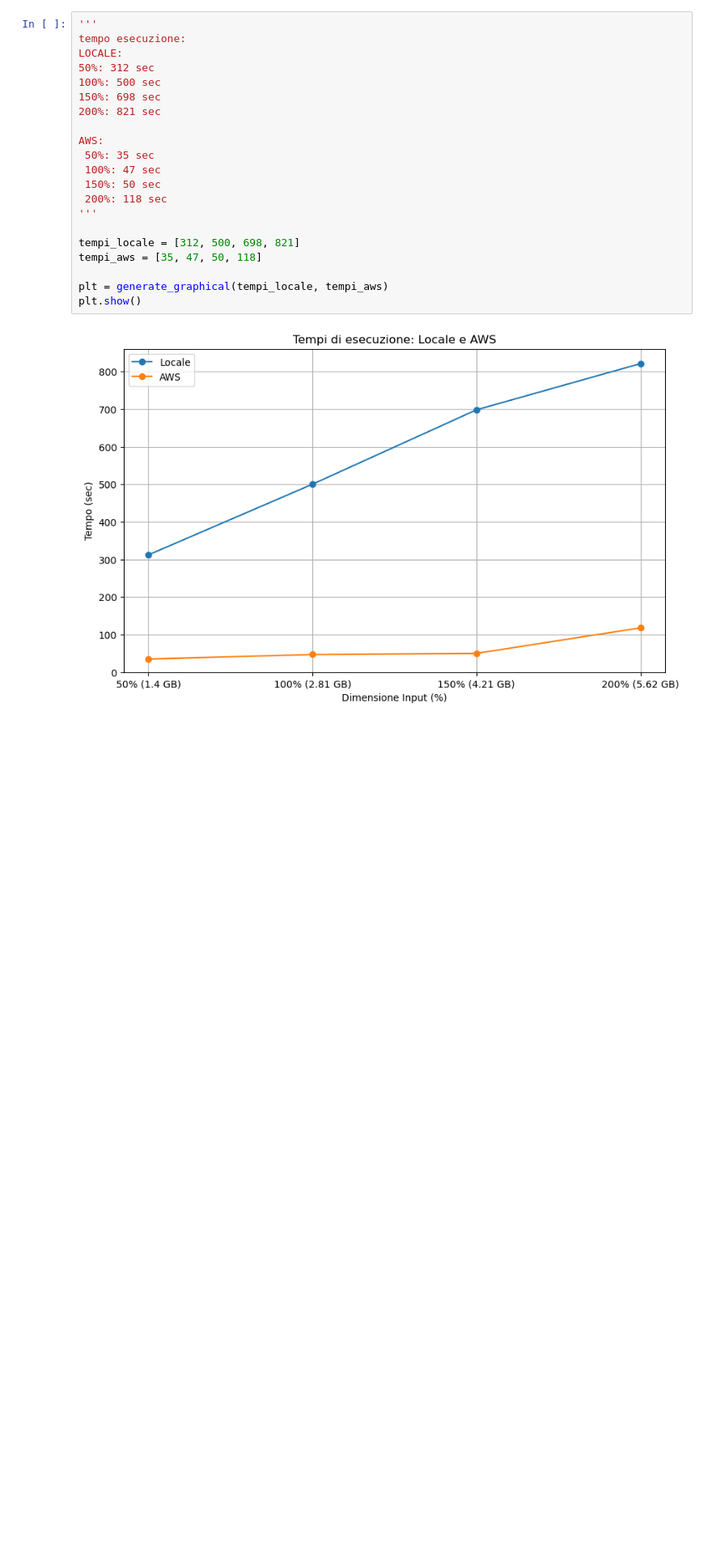
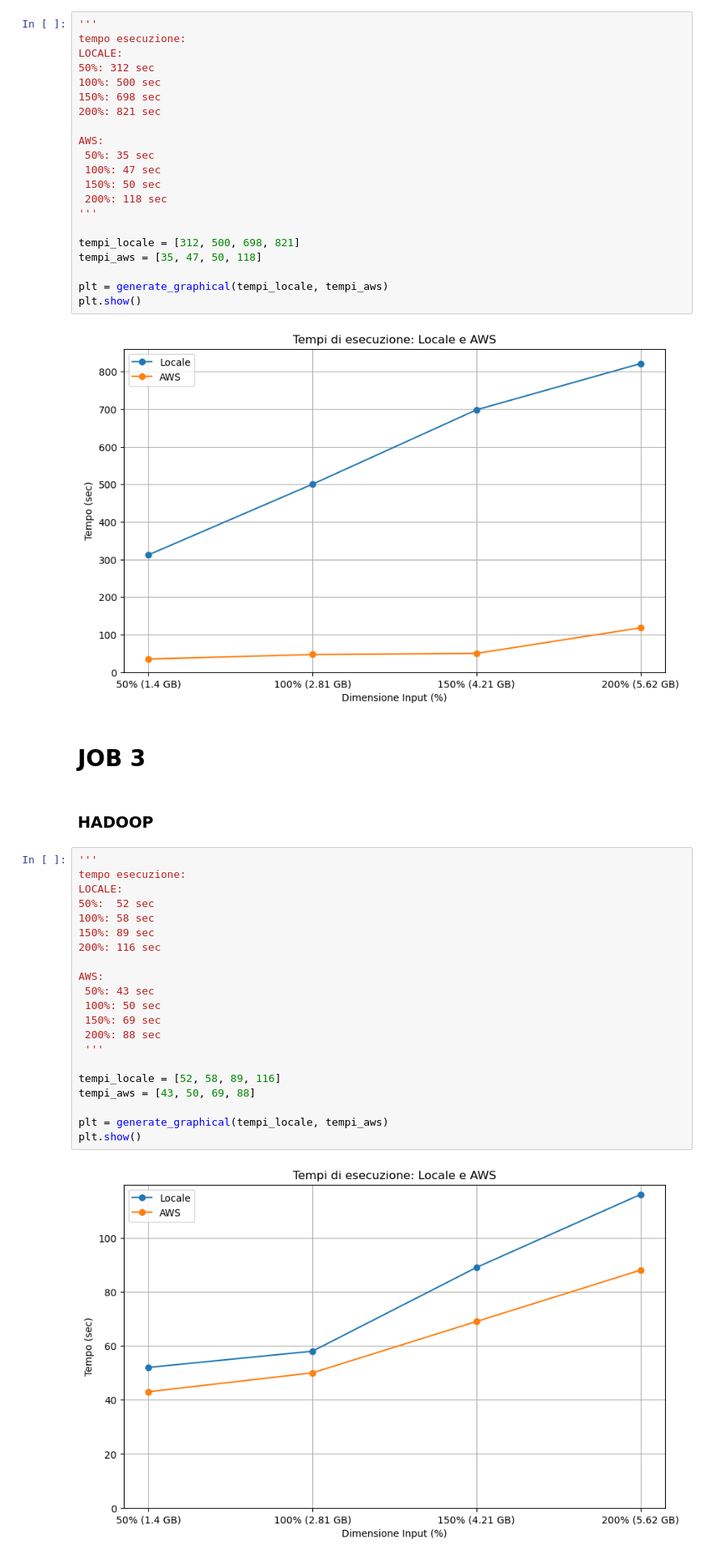
Before and after one commit to FabLetizia/Big-Data-Project, a Jupyter notebook: results/graphicals.ipynb, the cells around one changed output. Shown at 81% size. Cells and saved outputs as stored; diff of their text form; blank space fills up the shorter version.

```diff
--- a/results/graphicals.ipynb
+++ b/results/graphicals.ipynb
@@ -225,3 +225,30 @@ plt = generate_graphical(tempi_locale, tempi_aws)
 plt.show()
 # %% [output]
 [figure]
+# %% [markdown]
+# JOB 3
+# %% [markdown]
+### HADOOP
+# %%
+'''
+tempo esecuzione:
+LOCALE:
+50%:  52 sec
+100%: 58 sec
+150%: 89 sec
+200%: 116 sec
+
+AWS:
+ 50%: 43 sec
+ 100%: 50 sec
+ 150%: 69 sec
+ 200%: 88 sec
+ '''
+
+tempi_locale = [52, 58, 89, 116]
+tempi_aws = [43, 50, 69, 88]
+
+plt = generate_graphical(tempi_locale, tempi_aws)
+plt.show()
+# %% [output]
+[figure, added]
```
Also changed, not shown: parts of 8 cells of this notebook, 1 other file.
